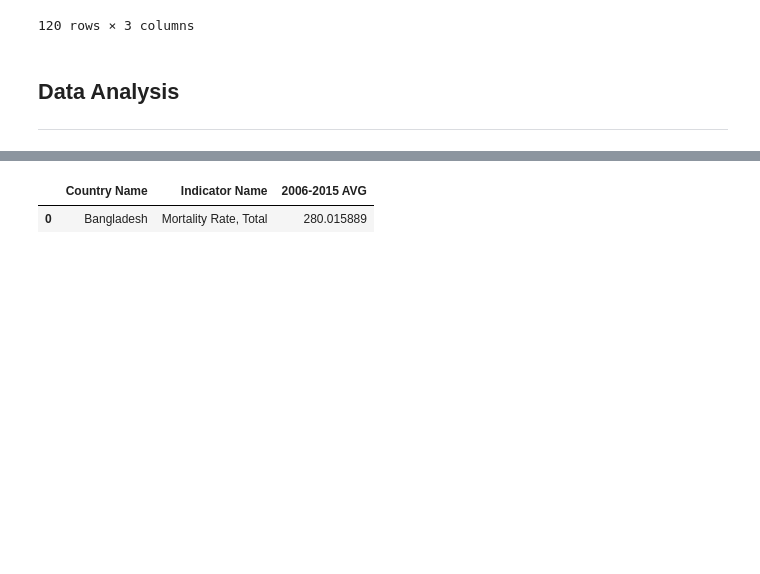
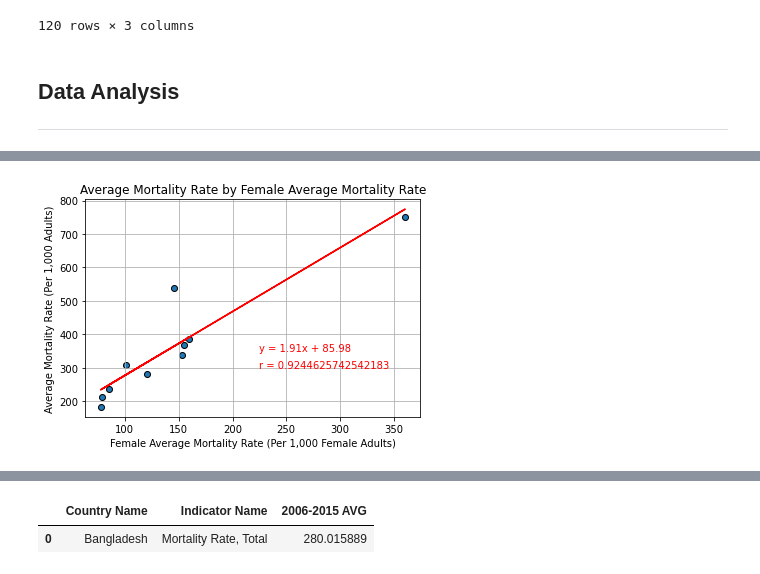
Before and after one commit to ralphy32/project_1, a Jupyter notebook: project1.ipynb, the cells around one changed output, grey strips where cells are left out. Saved outputs shown, nothing was run; the diff lists cells and outputs as text; code cells hidden in the pictures; blank space fills up the shorter version.

```diff
--- a/project1.ipynb
+++ b/project1.ipynb
@@ -200,0 +262,9 @@ final_cleaned_df
+# %%
+# Create male population column
+male_pop = gender_df.loc[gender_df["Indicator Name"] == "Population, male", '2006-2015 AVG']
+
+male_pop_df = pd.DataFrame(male_pop)
+male_pop_df = male_pop_df.reset_index(drop=True)
+male_pop_df = male_pop_df.rename(columns = {"2006-2015 AVG":"Average Male Population"})
+male_pop_df.index.name = "Index"
+male_pop_df.head(1)
@@ -200,0 +275,9 @@ final_cleaned_df
+# %%
+# Combine colums into sorted_gender_df for Overall Adult Male & Female
+sorted_gender_df = pd.merge(sorted_gender_df,female_mort_rates_df, on = "Index", how = "inner")
+sorted_gender_df = pd.merge(sorted_gender_df,male_mort_rates_df, on = "Index", how = "inner")
+sorted_gender_df = pd.merge(sorted_gender_df,mort_rates_df, on = "Index", how = "inner")
+sorted_gender_df = pd.merge(sorted_gender_df,total_pop_df, on = "Index", how = "inner")
+sorted_gender_df = pd.merge(sorted_gender_df,female_pop_df, on = "Index", how = "inner")
+sorted_gender_df = pd.merge(sorted_gender_df,male_pop_df, on = "Index", how = "inner")
+sorted_gender_df.head()
@@ -200,0 +352,27 @@ final_cleaned_df
+# %%
+# Plot Average Mortality Rate by Female Average Mortality Rate (Per 1,000 Female Adults)
+x_values = sorted_gender_df ["Female Average Mortality Rate (Per 1,000 Female Adults)"]
+y_values = sorted_gender_df ["Average Mortality Rate (Per 1,000 Adults)"]
+plt.scatter(x_values,y_values, edgecolors="k")
+plt.title ("Average Mortality Rate by Female Average Mortality Rate")
+plt.xlabel ("Female Average Mortality Rate (Per 1,000 Female Adults)")
+plt.ylabel ("Average Mortality Rate (Per 1,000 Adults)")
+plt.grid()
+
+# Linear regression
+(slope, intercept, rvalue, pvalue, stderr) = linregress(x_values, y_values)
+regress_values = x_values * slope + intercept
+plt.plot(x_values, regress_values, "r")
+
+# Annotate
+line_eq = "y = " + str(round(slope,2)) + "x + " + str(round(intercept,2))
+plt.annotate(line_eq,(225,350),color="red")
+plt.annotate(f'r = {rvalue}',(225,300),color="r")
+
+# Save the figure
+plt.savefig("output_figs/Female Average Mortality Rate.png")
+
+# Display the figure
+plt.show()
+# %% [output]
+[figure, added]
```
Also changed, not shown: parts of 44 cells of this notebook, 3 other files.
